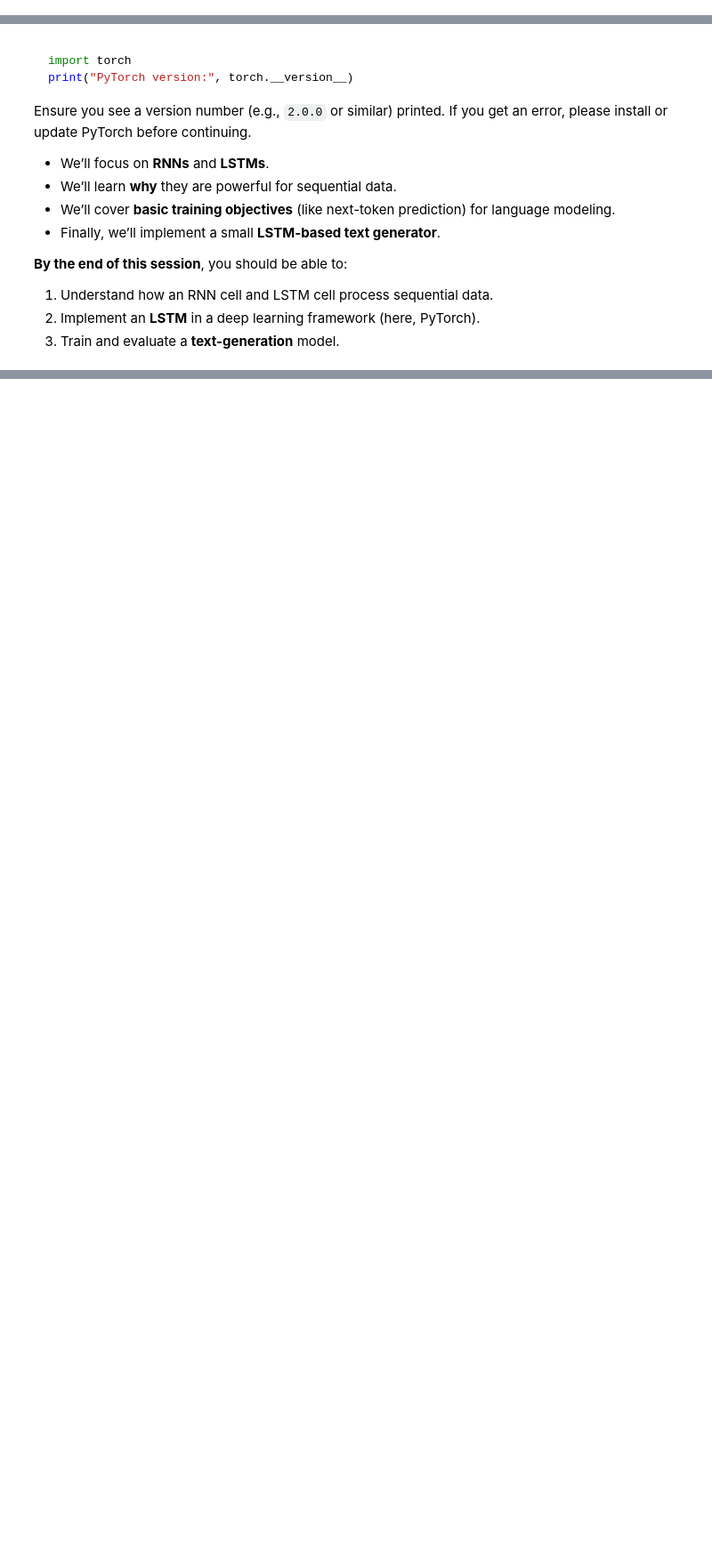
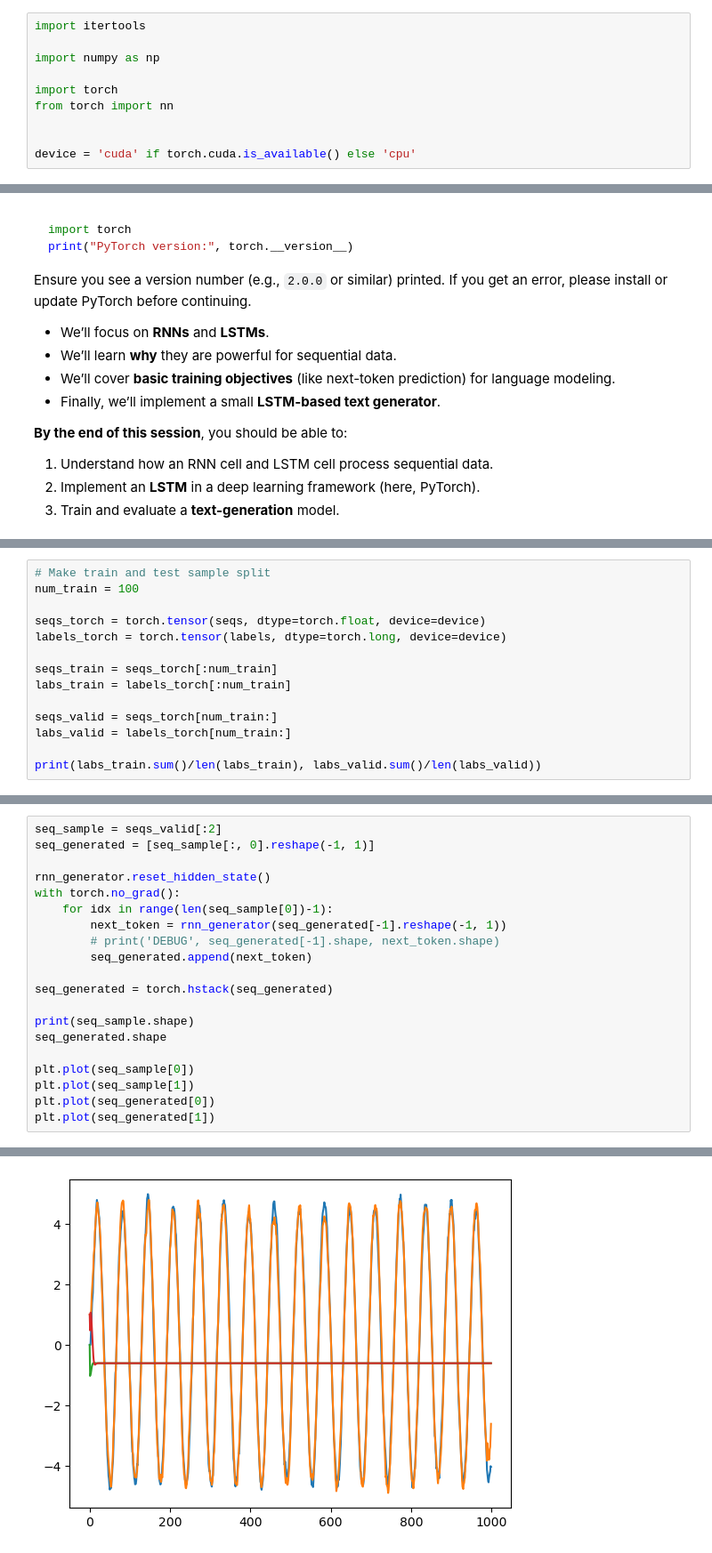
Before and after one commit to z-a-f/LLM-Tutorials, a Jupyter notebook: 02-Modeling-Training.ipynb, the cells around one changed output, grey strips where cells are left out. Shown: that part at 89% size. Saved outputs shown, nothing was run; the diff lists cells and outputs as text; blank space fills up the shorter version.

```diff
--- a/02-Modeling-Training.ipynb
+++ b/02-Modeling-Training.ipynb
@@ -1,3 +4,13 @@
+# %%
+import itertools
+
+import numpy as np
+
+import torch
+from torch import nn
+
+
+device = 'cuda' if torch.cuda.is_available() else 'cpu'
 # %% [markdown]
 # Session 2 – NLP Models and Training Basics (RNN)
 
@@ -192,0 +254,14 @@ torch.Size([2, 3])
+# %%
+# Make train and test sample split
+num_train = 100
+
+seqs_torch = torch.tensor(seqs, dtype=torch.float, device=device)
+labels_torch = torch.tensor(labels, dtype=torch.long, device=device)
+
+seqs_train = seqs_torch[:num_train]
+labs_train = labels_torch[:num_train]
+
+seqs_valid = seqs_torch[num_train:]
+labs_valid = labels_torch[num_train:]
+
+print(labs_train.sum()/len(labs_train), labs_valid.sum()/len(labs_valid))
@@ -192,0 +421,21 @@ torch.Size([2, 3])
+# %%
+seq_sample = seqs_valid[:2]
+seq_generated = [seq_sample[:, 0].reshape(-1, 1)]
+
+rnn_generator.reset_hidden_state()
+with torch.no_grad():
+    for idx in range(len(seq_sample[0])-1):
+        next_token = rnn_generator(seq_generated[-1].reshape(-1, 1))
+        # print('DEBUG', seq_generated[-1].shape, next_token.shape)
+        seq_generated.append(next_token)
+
+seq_generated = torch.hstack(seq_generated)
+
+print(seq_sample.shape)
+seq_generated.shape
+
+plt.plot(seq_sample[0])
+plt.plot(seq_sample[1])
+plt.plot(seq_generated[0])
+plt.plot(seq_generated[1])
+# %% [output]
@@ -192,0 +444 @@ torch.Size([2, 3])
+[figure, added]
```
Also changed, not shown: parts of 13 cells of this notebook, 2 other files.
